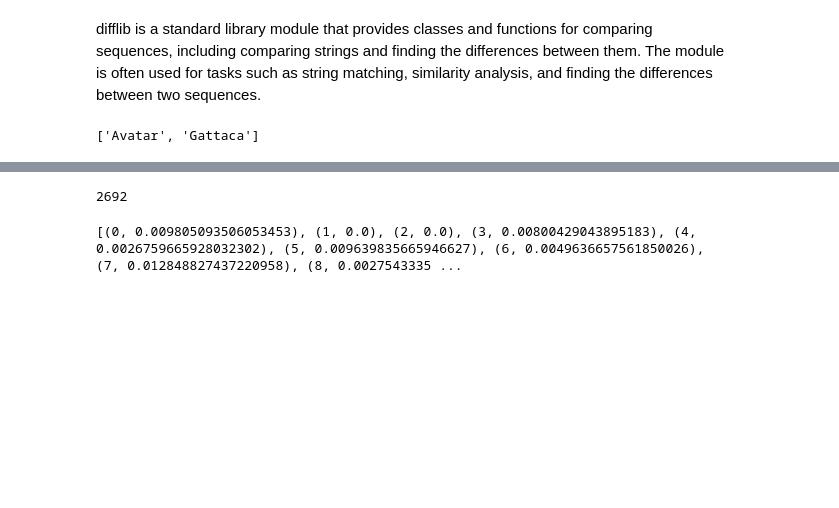
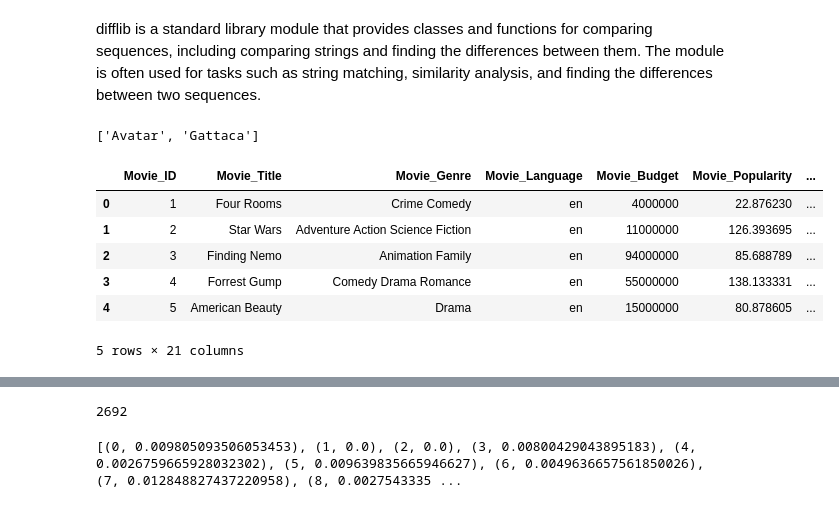
Before and after one commit to Vineetg2003/Movie_Recommendation_Model, a Jupyter notebook: Movie_Recommendation_System.ipynb, the cells around one changed output, grey strips where cells are left out. Saved outputs shown, nothing was run; the diff lists cells and outputs as text; code cells hidden in the pictures; blank space fills up the shorter version.

```diff
--- a/Movie_Reccomnd.ipynb
+++ b/Movie_Recommendation_System.ipynb
@@ -138,3 +120,13 @@ movie_recommandation
 ['Avatar', 'Gattaca']
 # %%
 Close_match = movie_recommandation[0]
+# %%
+movie.head()
+# %% [output]
+|  | Movie_ID | Movie_Title | Movie_Genre | Movie_Language | Movie_Budget | Movie_Popularity | ... |
+| 0 | 1 | Four Rooms | Crime Comedy | en | 4000000 | 22.876230 | ... |
+| 1 | 2 | Star Wars | Adventure Action Science Fiction | en | 11000000 | 126.393695 | ... |
+| 2 | 3 | Finding Nemo | Animation Family | en | 94000000 | 85.688789 | ... |
+| 3 | 4 | Forrest Gump | Comedy Drama Romance | en | 55000000 | 138.133331 | ... |
+| 4 | 5 | American Beauty | Drama | en | 15000000 | 80.878605 | ... |
+5 rows × 21 columns
```
Also changed, not shown: parts of 7 cells of this notebook.
